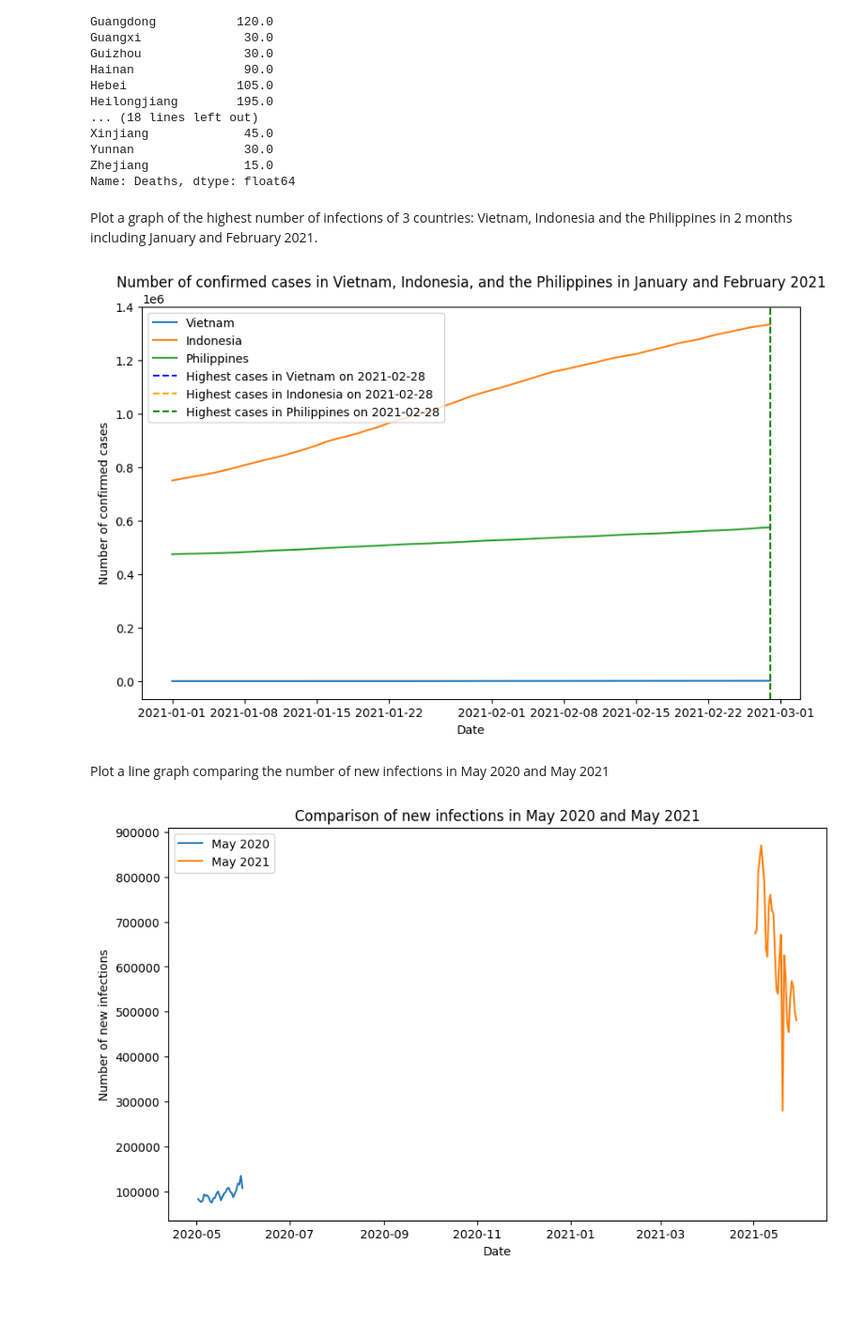
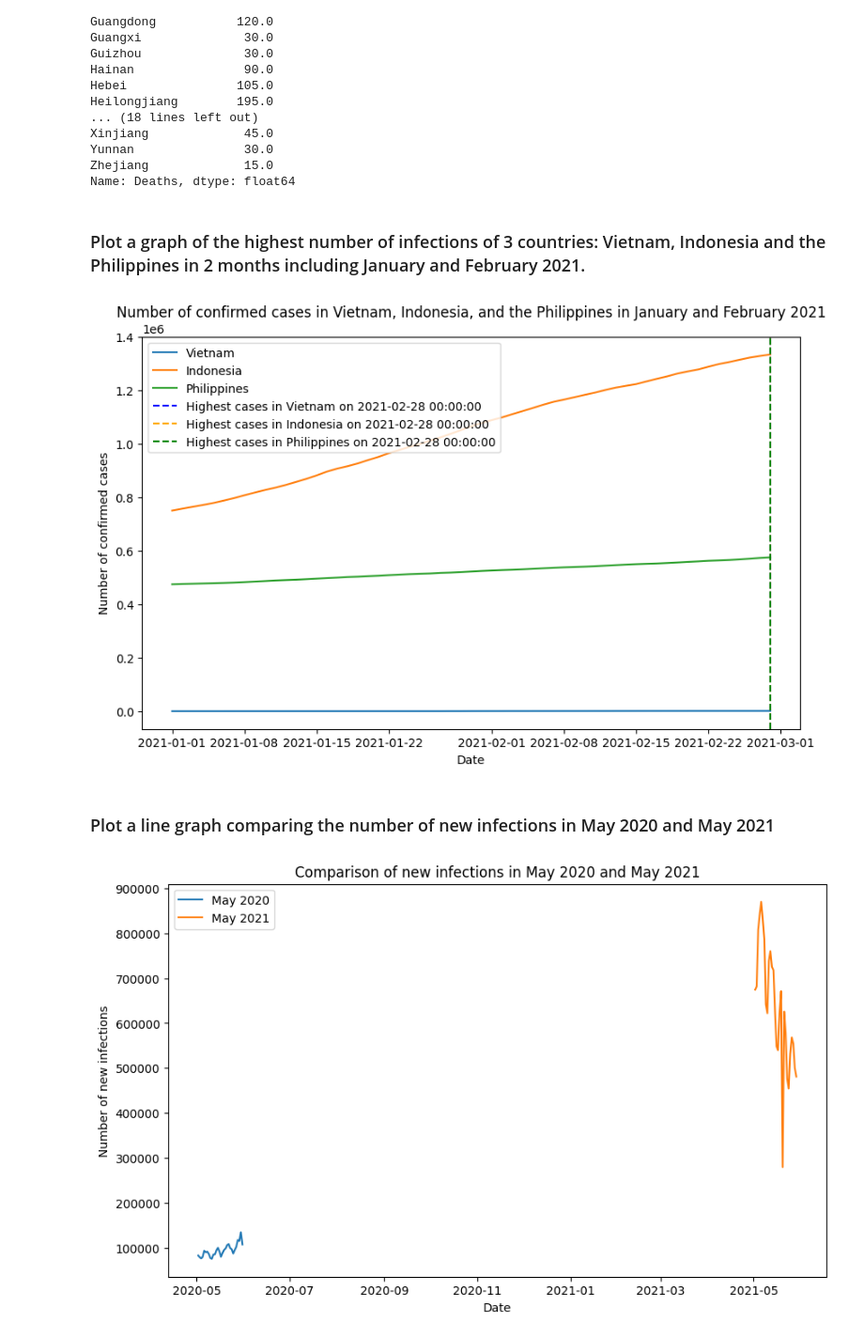
Before and after one commit to huuhieunguyen/Data-Science, a Jupyter notebook: Lab1/main.ipynb, the cells around one changed output. Shown at 94% size. Cells and saved outputs as stored; diff of their text form; code cells hidden in the pictures; blank space fills up the shorter version.

```diff
--- a/Lab1/main.ipynb
+++ b/Lab1/main.ipynb
@@ -417,7 +420,7 @@ Yunnan               30.0
 Zhejiang             15.0
 Name: Deaths, dtype: float64
 # %% [markdown]
-Plot a graph of the highest number of infections of 3 countries: Vietnam, Indonesia and the Philippines in 2 months including January and February 2021.
+### Plot a graph of the highest number of infections of 3 countries: Vietnam, Indonesia and the Philippines in 2 months including January and February 2021.
 # %%
 # Group the data by date and sum up the number of confirmed cases for each country
 vietnam_cases = corona_inJanFeb_atVietnam.groupby('ObservationDate')['Confirmed'].sum()
@@ -431,21 +434,24 @@ philippines_highest_date = philippines_cases.idxmax()
 # %%
 # Draw the graph
 plt.figure(figsize=(10, 6))
 plt.plot(vietnam_cases.index, vietnam_cases, label='Vietnam')
 plt.plot(indonesia_cases.index, indonesia_cases, label='Indonesia')
 plt.plot(philippines_cases.index, philippines_cases, label='Philippines')
 plt.xlabel('Date')
 plt.ylabel('Number of confirmed cases')
 plt.title('Number of confirmed cases in Vietnam, Indonesia, and the Philippines in January and February 2021')
-plt.axvline(vietnam_highest_date, color='blue', linestyle='--', label=f'Highest cases in Vietnam on {vietnam_highest_date.date()}')
-plt.axvline(indonesia_highest_date, color='orange', linestyle='--', label=f'Highest cases in Indonesia on {indonesia_highest_date.date()}')
-plt.axvline(philippines_highest_date, color='green', linestyle='--', label=f'Highest cases in Philippines on {philippines_highest_date.date()}')
+plt.axvline(vietnam_highest_date, color='blue', linestyle='--',
+            label=f'Highest cases in Vietnam on {vietnam_highest_date}')
+plt.axvline(indonesia_highest_date, color='orange', linestyle='--',
+            label=f'Highest cases in Indonesia on {indonesia_highest_date}')
+plt.axvline(philippines_highest_date, color='green', linestyle='--',
+            label=f'Highest cases in Philippines on {philippines_highest_date}')
 plt.legend()
 plt.show()
 # %% [output]
-[figure, old version]
+[figure, new version]
 # %% [markdown]
-Plot a line graph comparing the number of new infections in May 2020 and May 2021
+### Plot a line graph comparing the number of new infections in May 2020 and May 2021
 # %%
 # Filter the data to include only records from May 2020 and May 2021
 df_may2020 = df[(df['ObservationDate'].dt.year == 2020) & (df['ObservationDate'].dt.month == 5)]
```
Also changed, not shown: parts of 24 cells of this notebook.
